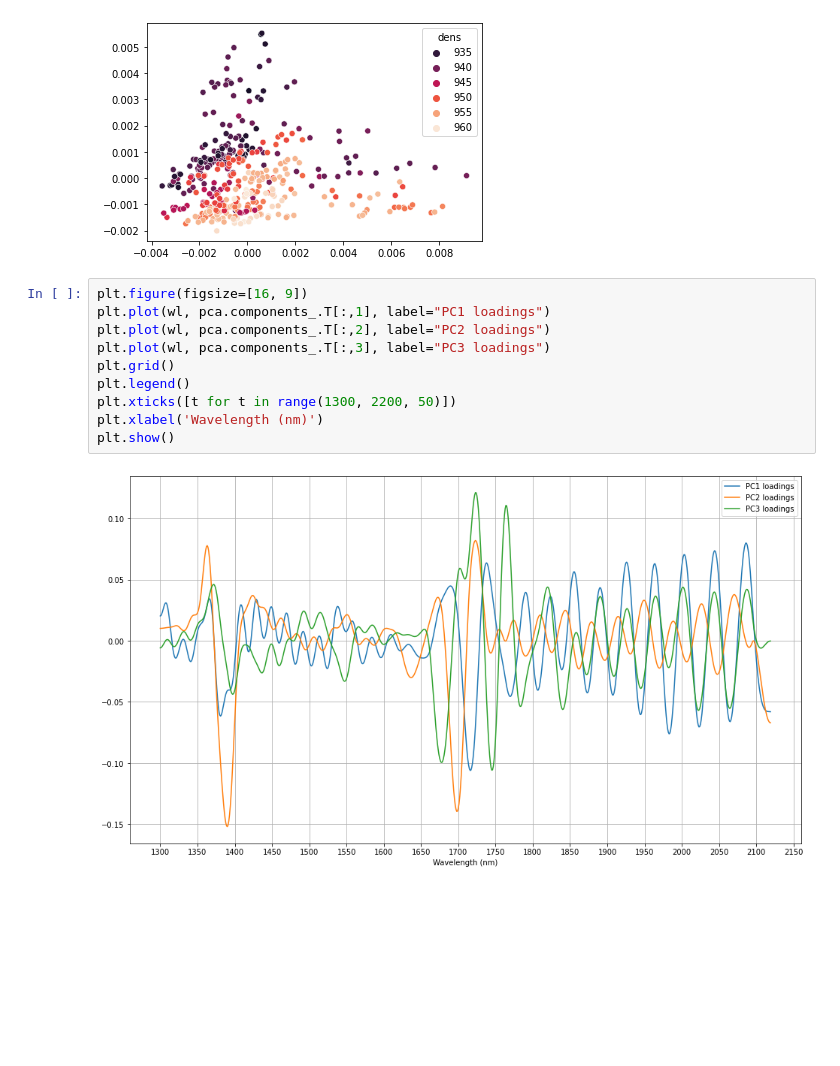
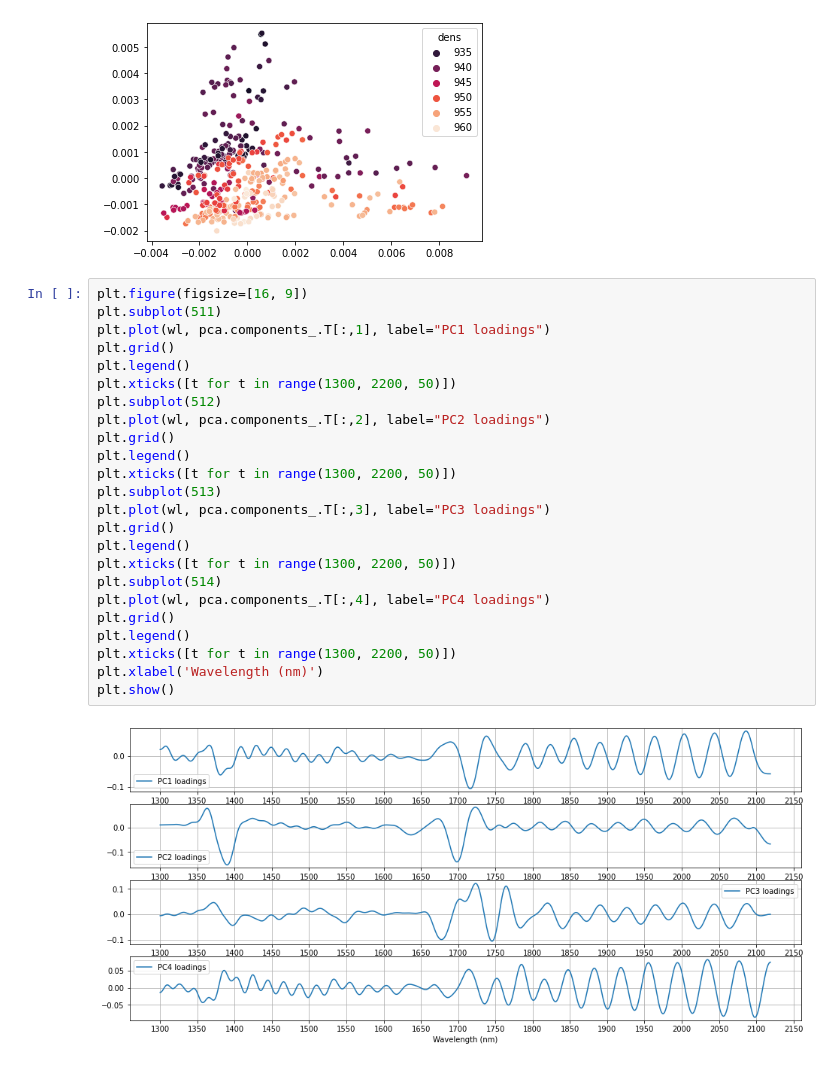
Before and after one commit to bitjungle/OpenData, a Jupyter notebook: bronir2/analysis.ipynb, the cells around one changed output. Drawn from its saved outputs; the diff is of its cells as text; blank space fills up the shorter version.

```diff
--- a/bronir2/analysis.ipynb
+++ b/bronir2/analysis.ipynb
@@ -190,13 +192,27 @@ sns.scatterplot(x=Xpca_df.PC1.values, y=Xpca_df.PC2.values, hue=Xpca_df.dens, pa
 [figure]
 # %%
 plt.figure(figsize=[16, 9])
+plt.subplot(511)
 plt.plot(wl, pca.components_.T[:,1], label="PC1 loadings")
+plt.grid()
+plt.legend()
+plt.xticks([t for t in range(1300, 2200, 50)])
+plt.subplot(512)
 plt.plot(wl, pca.components_.T[:,2], label="PC2 loadings")
+plt.grid()
+plt.legend()
+plt.xticks([t for t in range(1300, 2200, 50)])
+plt.subplot(513)
 plt.plot(wl, pca.components_.T[:,3], label="PC3 loadings")
+plt.grid()
+plt.legend()
+plt.xticks([t for t in range(1300, 2200, 50)])
+plt.subplot(514)
+plt.plot(wl, pca.components_.T[:,4], label="PC4 loadings")
 plt.grid()
 plt.legend()
 plt.xticks([t for t in range(1300, 2200, 50)])
 plt.xlabel('Wavelength (nm)')
 plt.show()
 # %% [output]
-[figure, old version]
+[figure, new version]
```
Also changed, not shown: parts of 2 cells of this notebook.
